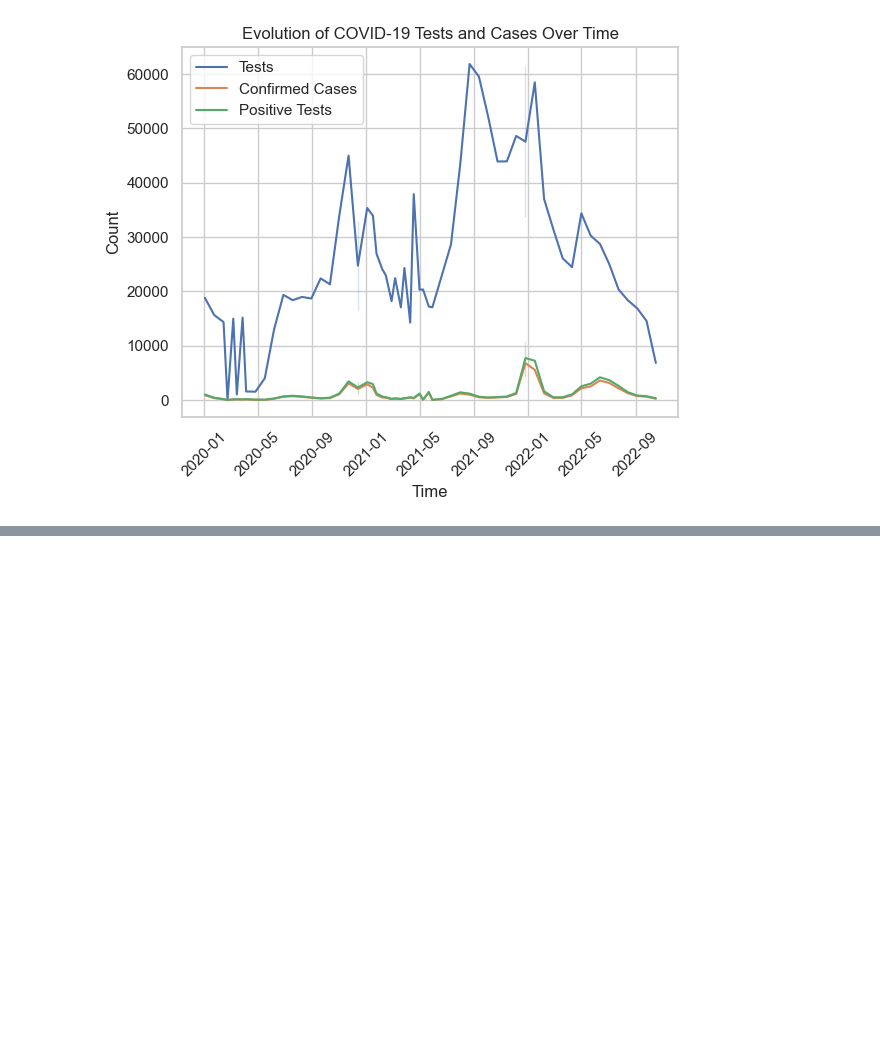
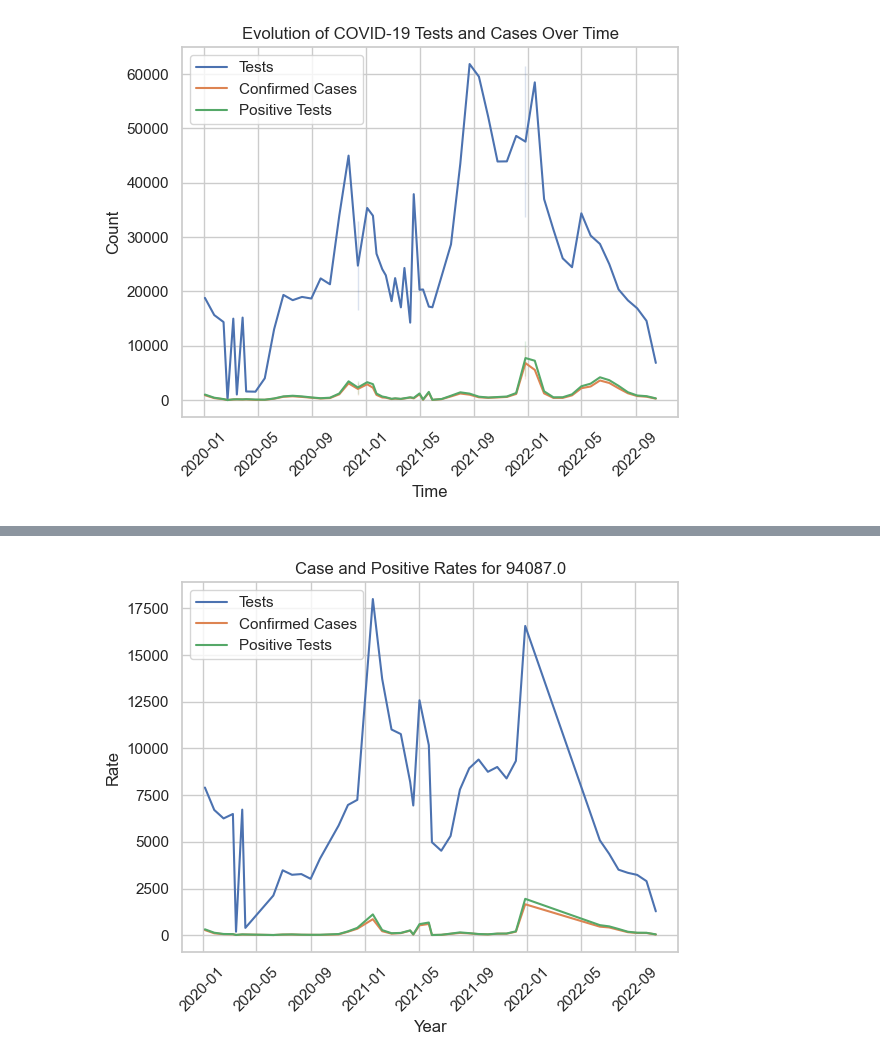
Before and after one commit to Mounir-charef/data_mining, a Jupyter notebook: notebooks/part2-2.ipynb, the cells around one changed output, grey strips where cells are left out. Drawn from its saved outputs; the diff is of its cells as text; code cells hidden in the pictures; blank space fills up the shorter version.

```diff
--- a/notebooks/part2-2.ipynb
+++ b/notebooks/part2-2.ipynb
@@ -285,0 +353,11 @@ plot(df, plot_type=PlotType.LINE)
+# %%
+def regroup_data_by_week(input_df: pd.DataFrame) -> pd.DataFrame:
+    df_random_zone = get_random_zone_df(input_df)
+    input_df =  df_random_zone.resample('W-Mon', on='Start date').agg({'zcta': 'first', 'test count': 'sum', 'case count': 'sum', 'positive tests': 'sum'}).reset_index()
+    return input_df[input_df['test count'] != 0]
+
+df_week = regroup_data_by_week(df)
+# %%
+plot_zone_data(df_week)
+# %% [output]
+[figure, added]
```
Also changed, not shown: parts of 22 cells of this notebook.
